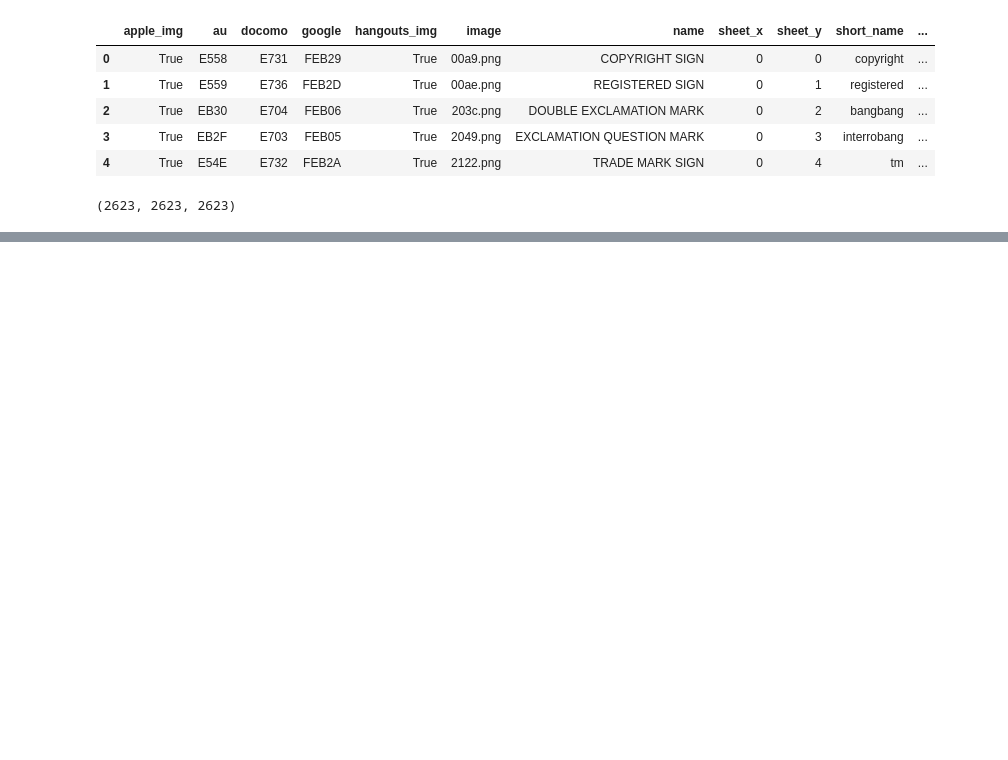
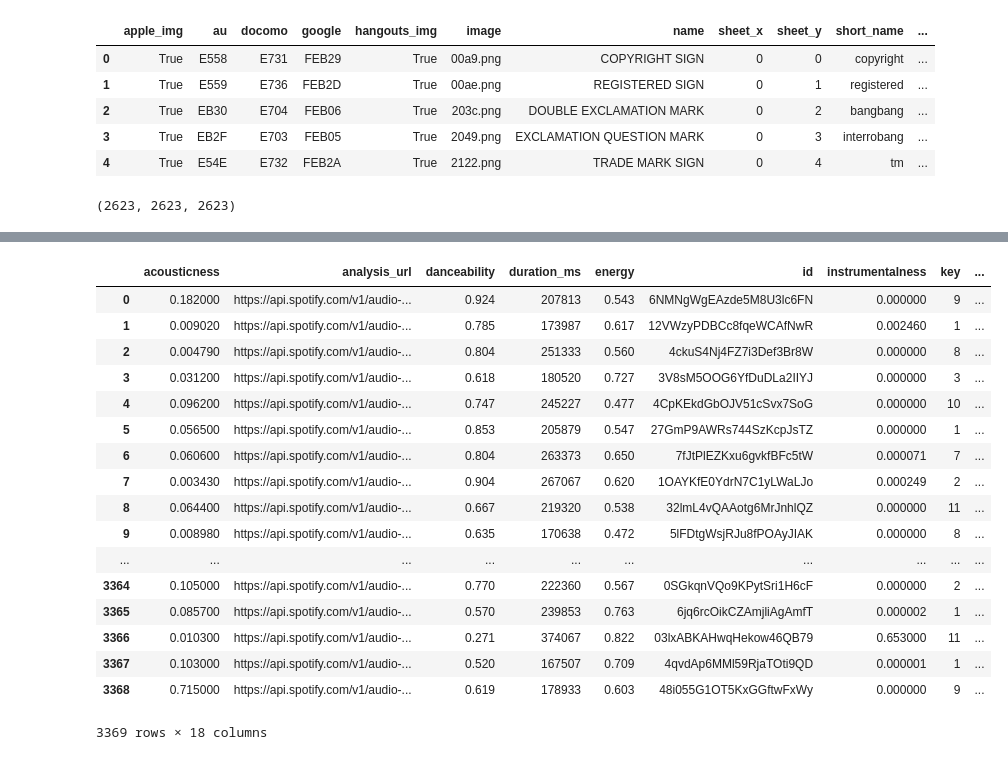
Before and after one commit to majickdave/stata_lyrics, a Jupyter notebook: musicmind.ipynb, the cells around one changed output, grey strips where cells are left out. Drawn from its saved outputs; the diff is of its cells as text; code cells hidden in the pictures; blank space fills up the shorter version.

```diff
--- a/musicmind.ipynb
+++ b/musicmind.ipynb
@@ -363,0 +393,23 @@ emoji = pd.read_json("emoji_chars.json")
+# %%
+features = pd.DataFrame([x for x in df.feature.values])
+# %%
+features
+# %% [output]
+|  | acousticness | analysis_url | danceability | duration_ms | energy | id | instrumentalness | key | ... |
+| 0 | 0.182000 | https://api.spotify.com/v1/audio-... | 0.924 | 207813 | 0.543 | 6NMNgWgEAzde5M8U3lc6FN | 0.000000 | 9 | ... |
+| 1 | 0.009020 | https://api.spotify.com/v1/audio-... | 0.785 | 173987 | 0.617 | 12VWzyPDBCc8fqeWCAfNwR | 0.002460 | 1 | ... |
+| 2 | 0.004790 | https://api.spotify.com/v1/audio-... | 0.804 | 251333 | 0.560 | 4ckuS4Nj4FZ7i3Def3Br8W | 0.000000 | 8 | ... |
+| 3 | 0.031200 | https://api.spotify.com/v1/audio-... | 0.618 | 180520 | 0.727 | 3V8sM5OOG6YfDuDLa2IIYJ | 0.000000 | 3 | ... |
+| 4 | 0.096200 | https://api.spotify.com/v1/audio-... | 0.747 | 245227 | 0.477 | 4CpKEkdGbOJV51cSvx7SoG | 0.000000 | 10 | ... |
+| 5 | 0.056500 | https://api.spotify.com/v1/audio-... | 0.853 | 205879 | 0.547 | 27GmP9AWRs744SzKcpJsTZ | 0.000000 | 1 | ... |
+| 6 | 0.060600 | https://api.spotify.com/v1/audio-... | 0.804 | 263373 | 0.650 | 7fJtPlEZKxu6gvkfBFc5tW | 0.000071 | 7 | ... |
+| 7 | 0.003430 | https://api.spotify.com/v1/audio-... | 0.904 | 267067 | 0.620 | 1OAYKfE0YdrN7C1yLWaLJo | 0.000249 | 2 | ... |
+| 8 | 0.064400 | https://api.spotify.com/v1/audio-... | 0.667 | 219320 | 0.538 | 32lmL4vQAAotg6MrJnhlQZ | 0.000000 | 11 | ... |
+| 9 | 0.008980 | https://api.spotify.com/v1/audio-... | 0.635 | 170638 | 0.472 | 5lFDtgWsjRJu8fPOAyJIAK | 0.000000 | 8 | ... |
+| ... | ... | ... | ... | ... | ... | ... | ... | ... | ... |
+| 3364 | 0.105000 | https://api.spotify.com/v1/audio-... | 0.770 | 222360 | 0.567 | 0SGkqnVQo9KPytSri1H6cF | 0.000000 | 2 | ... |
+| 3365 | 0.085700 | https://api.spotify.com/v1/audio-... | 0.570 | 239853 | 0.763 | 6jq6rcOikCZAmjliAgAmfT | 0.000002 | 1 | ... |
+| 3366 | 0.010300 | https://api.spotify.com/v1/audio-... | 0.271 | 374067 | 0.822 | 03lxABKAHwqHekow46QB79 | 0.653000 | 11 | ... |
+| 3367 | 0.103000 | https://api.spotify.com/v1/audio-... | 0.520 | 167507 | 0.709 | 4qvdAp6MMl59RjaTOti9QD | 0.000001 | 1 | ... |
+| 3368 | 0.715000 | https://api.spotify.com/v1/audio-... | 0.619 | 178933 | 0.603 | 48i055G1OT5KxGGftwFxWy | 0.000000 | 9 | ... |
+3369 rows × 18 columns
```
Also changed, not shown: parts of 18 cells of this notebook, 3 other files.
